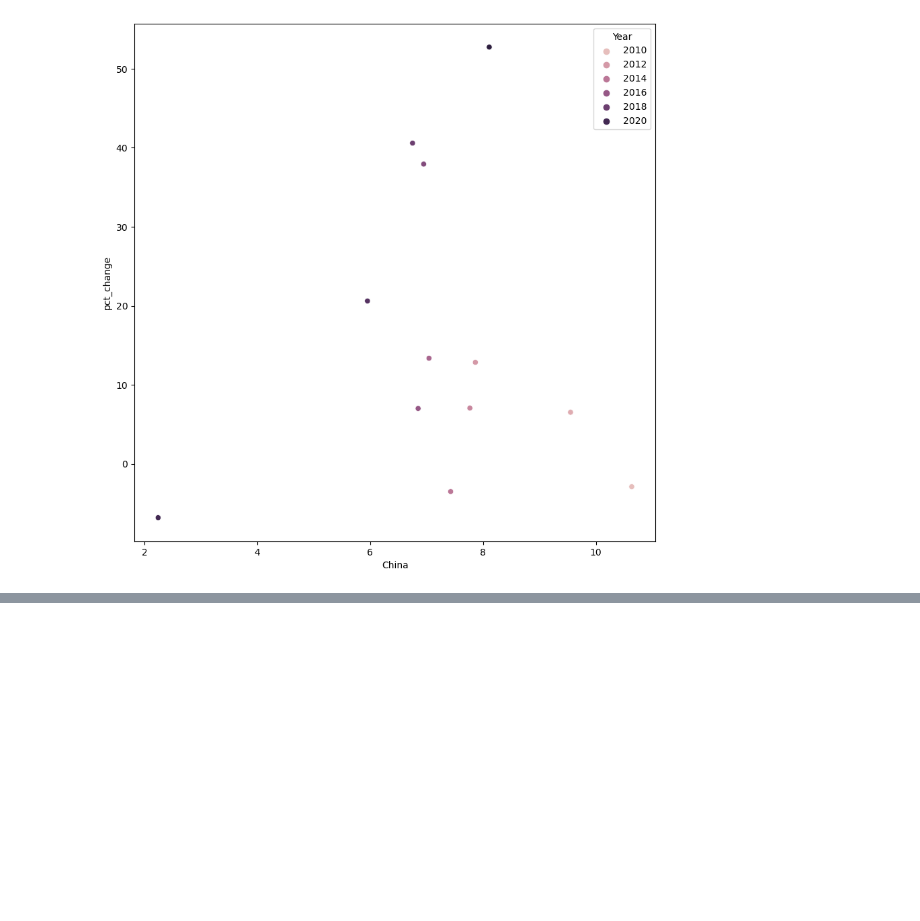
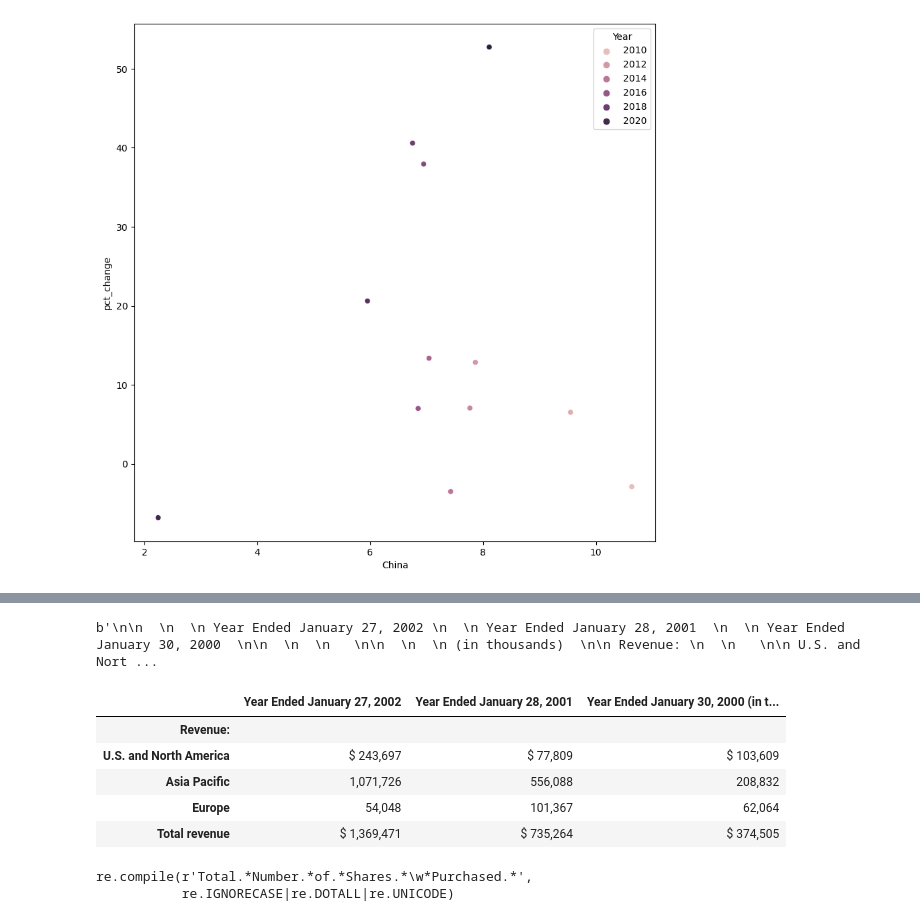
Before and after one commit to AimjGuytidy/Gwiza-analysis, a Jupyter notebook: Nvidia-case-study.ipynb, the cells around one changed output, grey strips where cells are left out. Drawn from its saved outputs; the diff is of its cells as text; code cells hidden in the pictures; blank space fills up the shorter version.

```diff
--- a/Nvidia-case-study.ipynb
+++ b/Nvidia-case-study.ipynb
@@ -450,0 +598,6 @@ plt.show()
+# %%
+with open("my_file.txt", "rb") as f:
+    while (byte := f.read()):
+        print(byte)
+# %% [output]
+b'\n\n  \n  \n Year Ended January 27, 2002 \n  \n Year Ended January 28, 2001  \n  \n Year Ended January 30, 2000  \n\n  \n  \n   \n\n  \n  \n (in thousands)  \n\n Revenue: \n  \n   \n\n U.S. and Nort ...
@@ -450,0 +608,14 @@ plt.show()
+# %%
+pd.read_csv("nvidia_rev.csv", sep="/",on_bad_lines='skip')
+# %% [output]
+|  | Year Ended January 27, 2002 | Year Ended January 28, 2001 | Year Ended January 30, 2000 (in t... |
+| Revenue: |  |  |  |
+| U.S. and North America | $ 243,697 | $ 77,809 | $ 103,609 |
+| Asia Pacific | 1,071,726 | 556,088 | 208,832 |
+| Europe | 54,048 | 101,367 | 62,064 |
+| Total revenue | $ 1,369,471 | $ 735,264 | $ 374,505 |
+# %%
+re.compile(r'Total.*Number.*of.*Shares.*\w*Purchased.*', re.UNICODE|re.IGNORECASE|re.DOTALL)
+# %% [output]
+re.compile(r'Total.*Number.*of.*Shares.*\w*Purchased.*',
+           re.IGNORECASE|re.DOTALL|re.UNICODE)
```
Also changed, not shown: parts of 20 cells of this notebook.
